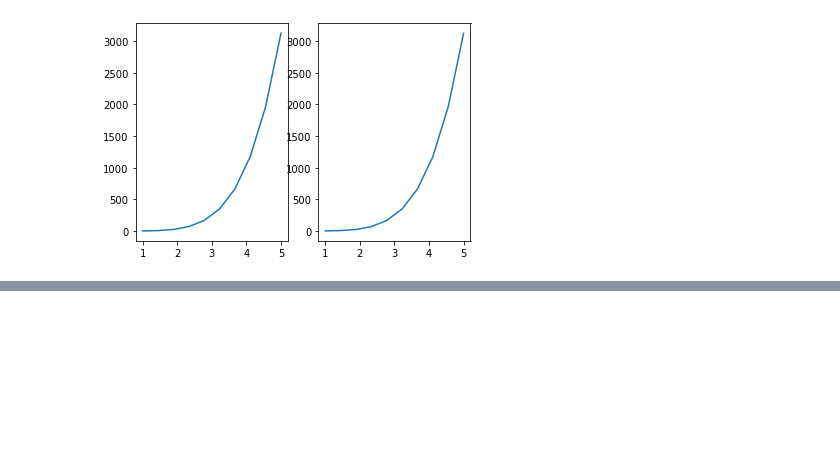
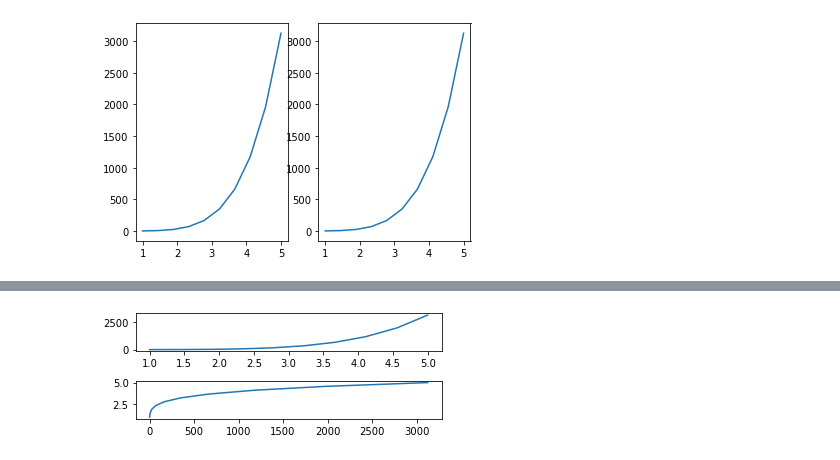
Before and after one commit to probe2k/webinar-2.0, a Jupyter notebook: crashcourse.ipynb, the cells around one changed output, grey strips where cells are left out. Drawn from its saved outputs; the diff is of its cells as text; code cells hidden in the pictures; blank space fills up the shorter version.

```diff
--- a/crashcourse.ipynb
+++ b/crashcourse.ipynb
@@ -1136,0 +1172,10 @@ for axes in a:
+# %%
+# And we get a similar plot to the previous one. Note that since we are not using dpi here, the overall canvas size is compromised, yet the proportionality factor holds true.
+# Similarly, if we want a vertically spanned canvas with two plots of x, y and y, x we can do
+
+f, a = plt.subplots(nrows = 2, ncols = 1, figsize=(5, 2))
+a[0].plot(x, y)
+a[1].plot(y, x)
+plt.tight_layout()
+# %% [output]
+[figure, added]
```
Also changed, not shown: parts of 6 cells of this notebook.
